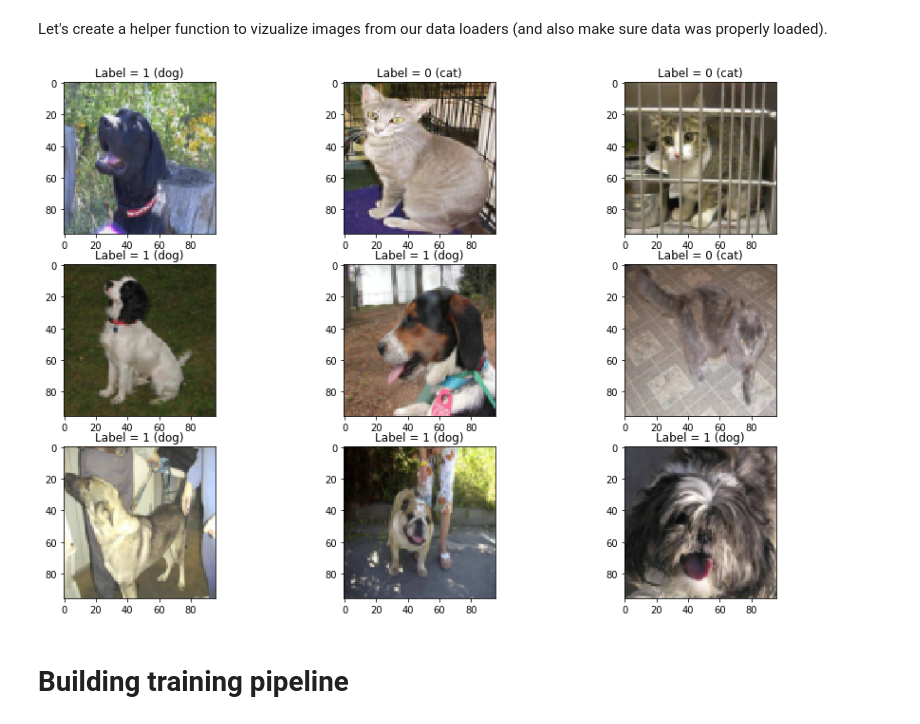
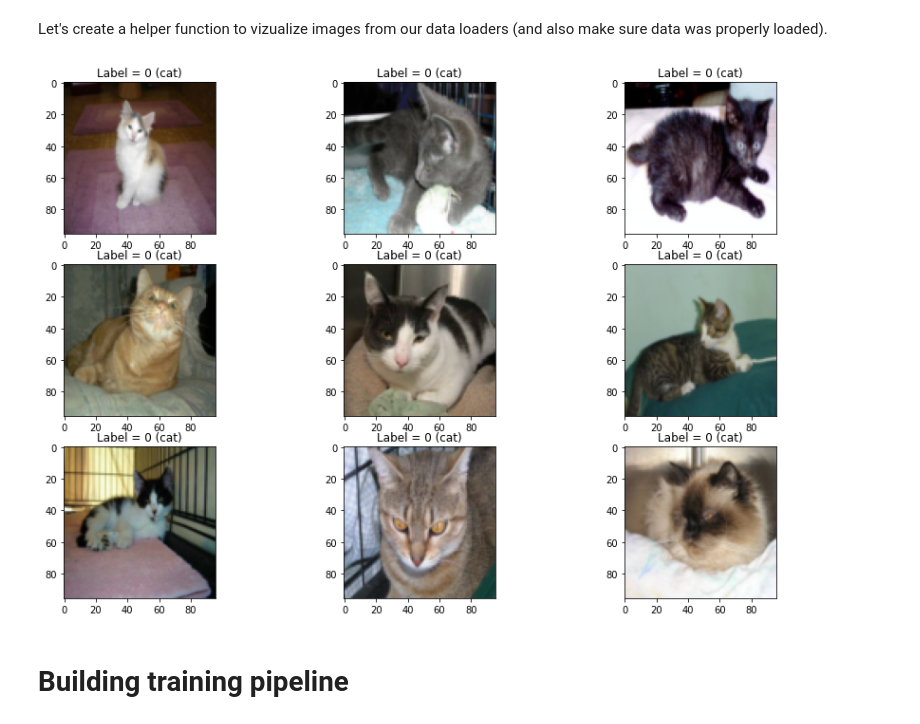
Before and after one commit to girafe-ai/intro-to-ml-harbour, a Jupyter notebook: day12_Convolutional_neural_networks/12_cnn_seminar.ipynb, the cells around one changed output. Drawn from its saved outputs; the diff is of its cells as text; code cells hidden in the pictures.

```diff
--- a/day12_Convolutional_neural_networks/12_cnn_seminar.ipynb
+++ b/day12_Convolutional_neural_networks/12_cnn_seminar.ipynb
@@ -180,9 +180,9 @@ def plot_from_loader(loader):
         axarr[i // grid_size[0], i % grid_size[0]].imshow(src)
         axarr[i // grid_size[0], i % grid_size[0]].set_title(sample_title)
 # %%
-plot_from_loader(train_loader)
+plot_from_loader(test_loader)
 # %% [output]
-[figure, old version]
+[figure, new version]
 # %% [markdown]
 # Building training pipeline
 # %% [markdown]
```
Also changed, not shown: parts of 45 cells of this notebook.
